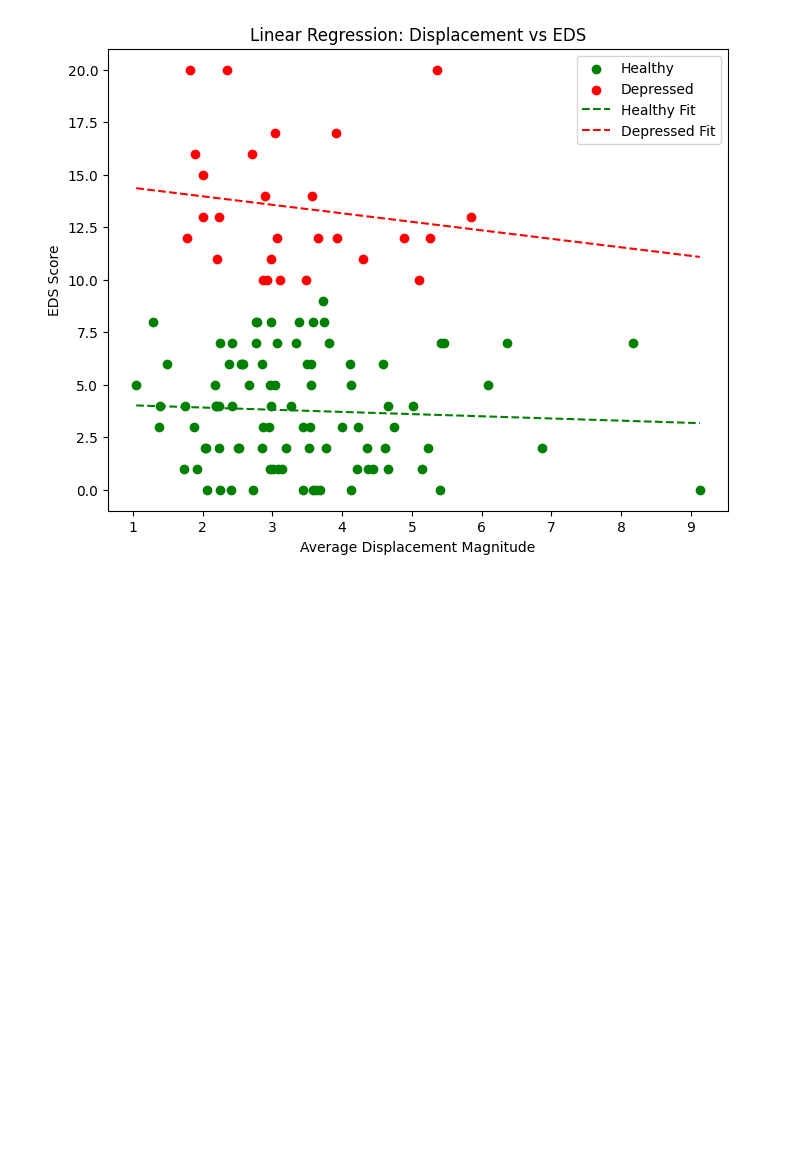
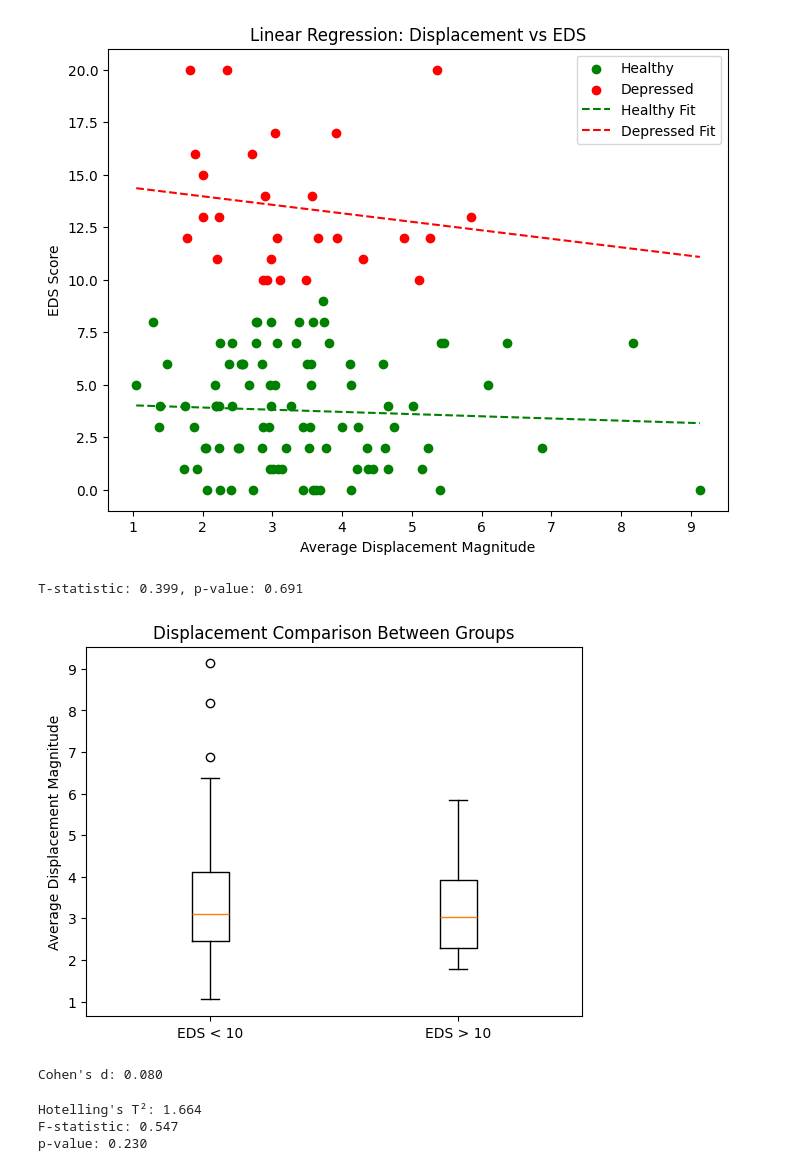
Before and after one commit to luisfpereira/herbrain, a Jupyter notebook: notebooks/pregnancy/neuromaternal_ppd_project/ppd_linear_regression_plotting.ipynb, the cells around one changed output. Cells and saved outputs as stored; diff of their text form; code cells hidden in the pictures; blank space fills up the shorter version.

Commit message:
adding hoteling tests. linear not seeing significant differences in depressed vs healthy mothers

```diff
--- a/notebooks/pregnancy/neuromaternal_ppd_project/ppd_linear_regression_plotting.ipynb
+++ b/notebooks/pregnancy/neuromaternal_ppd_project/ppd_linear_regression_plotting.ipynb
@@ -226,3 +226,68 @@ Depressed group:
   Intercept: 14.784
   R-squared: 0.023
 [figure]
+# %%
+from scipy.stats import ttest_ind
+
+t_stat, p_value = ttest_ind(healthy_magnitudes, depressed_magnitudes, equal_var=False)
+print(f"T-statistic: {t_stat:.3f}, p-value: {p_value:.3f}")
+plt.boxplot([healthy_magnitudes, depressed_magnitudes], labels=['EDS < 10', 'EDS > 10'])
+plt.ylabel('Average Displacement Magnitude')
+plt.title('Displacement Comparison Between Groups')
+plt.show()
+# %% [output]
+T-statistic: 0.399, p-value: 0.691
+[figure, added]
+# %%
+def cohens_d(x, y):
+    nx = len(x)
+    ny = len(y)
+    pooled_std = np.sqrt(((nx - 1)*np.var(x, ddof=1) + (ny - 1)*np.var(y, ddof=1)) / (nx + ny - 2))
+    return (np.mean(x) - np.mean(y)) / pooled_std
+
+d = cohens_d(healthy_magnitudes, depressed_magnitudes)
+print(f"Cohen's d: {d:.3f}")
+# %% [output]
+Cohen's d: 0.080
+# %%
+from scipy.stats import t
+
+def mean_displacement_vector(trajectory_mesh):
+    return np.mean(trajectory_mesh['displacement'], axis=0)  # (3,)
+
+healthy_vectors = np.array([mean_displacement_vector(trajectories[sub_id]) for sub_id in healthy_mother_ids if sub_id in trajectories])
+depressed_vectors = np.array([mean_displacement_vector(trajectories[sub_id]) for sub_id in depressed_mother_ids if sub_id in trajectories])
+
+# Hotelling’s T² test (i took this function from chatgpt and didn't double check it)
+def hotelling_t2(X, Y):
+    n1, p = X.shape
+    n2, _ = Y.shape
+
+    mean1 = np.mean(X, axis=0)
+    mean2 = np.mean(Y, axis=0)
+    mean_diff = mean1 - mean2
+
+    # Pooled covariance matrix
+    S1 = np.cov(X, rowvar=False)
+    S2 = np.cov(Y, rowvar=False)
+    Sp = ((n1 - 1)*S1 + (n2 - 1)*S2) / (n1 + n2 - 2)
+
+    # Hotelling’s T² statistic
+    T2 = (n1 * n2) / (n1 + n2) * mean_diff @ np.linalg.inv(Sp) @ mean_diff
+
+    # F-statistic equivalent
+    F = (n1 + n2 - p - 1)*T2 / (p * (n1 + n2 - 2))
+    df1 = p
+    df2 = n1 + n2 - p - 1
+    p_value = 1 - t.cdf(np.sqrt(F), df2)
+
+    return T2, F, p_value
+
+T2, F_stat, p_val = hotelling_t2(healthy_vectors, depressed_vectors)
+print(f"Hotelling's T²: {T2:.3f}")
+print(f"F-statistic: {F_stat:.3f}")
+print(f"p-value: {p_val:.3f}")
+# %% [output]
+Hotelling's T²: 1.664
+F-statistic: 0.547
+p-value: 0.230
```
Also changed, not shown: parts of 3 cells of this notebook.
